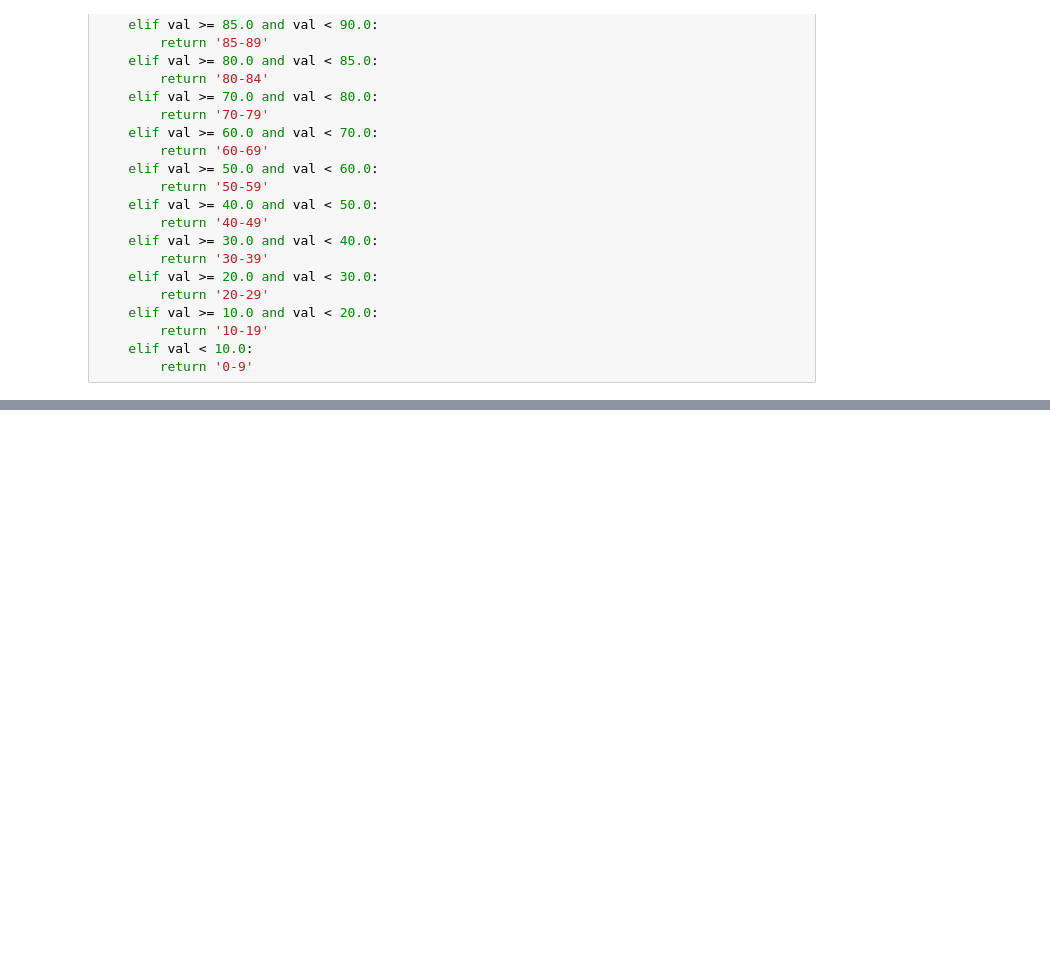
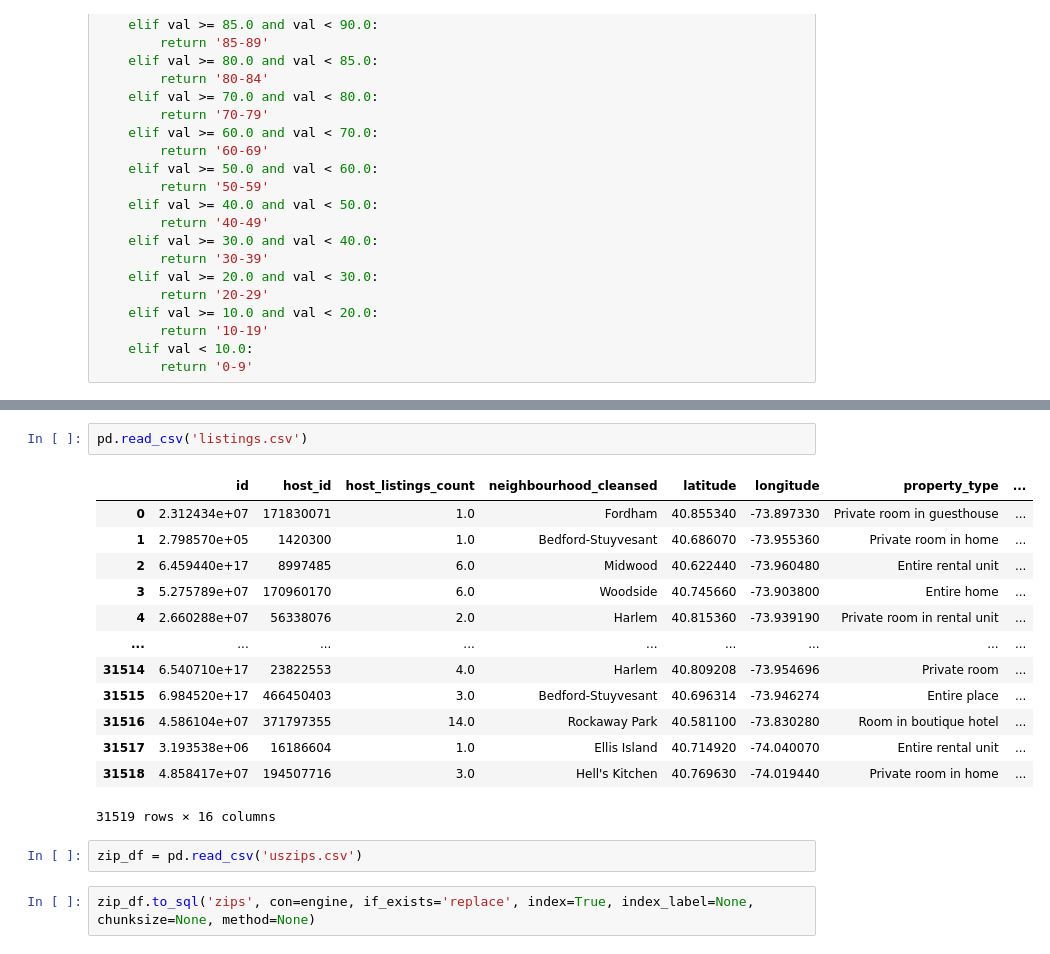
Before and after one commit to DaniellaMuhire/Airbnb-Price-Predictions, a Jupyter notebook: Data Cleaning listing.ipynb, the cells around one changed output, grey strips where cells are left out. Cells and saved outputs as stored; diff of their text form; blank space fills up the shorter version.

```diff
--- a/Data Cleaning listing.ipynb
+++ b/Data Cleaning listing.ipynb
@@ -208,0 +284,20 @@ def convert_scores_buckets(val):
+# %%
+pd.read_csv('listings.csv')
+# %% [output]
+|  | id | host_id | host_listings_count | neighbourhood_cleansed | latitude | longitude | property_type | ... |
+| 0 | 2.312434e+07 | 171830071 | 1.0 | Fordham | 40.855340 | -73.897330 | Private room in guesthouse | ... |
+| 1 | 2.798570e+05 | 1420300 | 1.0 | Bedford-Stuyvesant | 40.686070 | -73.955360 | Private room in home | ... |
+| 2 | 6.459440e+17 | 8997485 | 6.0 | Midwood | 40.622440 | -73.960480 | Entire rental unit | ... |
+| 3 | 5.275789e+07 | 170960170 | 6.0 | Woodside | 40.745660 | -73.903800 | Entire home | ... |
+| 4 | 2.660288e+07 | 56338076 | 2.0 | Harlem | 40.815360 | -73.939190 | Private room in rental unit | ... |
+| ... | ... | ... | ... | ... | ... | ... | ... | ... |
+| 31514 | 6.540710e+17 | 23822553 | 4.0 | Harlem | 40.809208 | -73.954696 | Private room | ... |
+| 31515 | 6.984520e+17 | 466450403 | 3.0 | Bedford-Stuyvesant | 40.696314 | -73.946274 | Entire place | ... |
+| 31516 | 4.586104e+07 | 371797355 | 14.0 | Rockaway Park | 40.581100 | -73.830280 | Room in boutique hotel | ... |
+| 31517 | 3.193538e+06 | 16186604 | 1.0 | Ellis Island | 40.714920 | -74.040070 | Entire rental unit | ... |
+| 31518 | 4.858417e+07 | 194507716 | 3.0 | Hell's Kitchen | 40.769630 | -74.019440 | Private room in home | ... |
+31519 rows × 16 columns
+# %%
+zip_df = pd.read_csv('uszips.csv')
+# %%
+zip_df.to_sql('zips', con=engine, if_exists='replace', index=True, index_label=None, chunksize=None, method=None)
```
Also changed, not shown: parts of 23 cells of this notebook.
